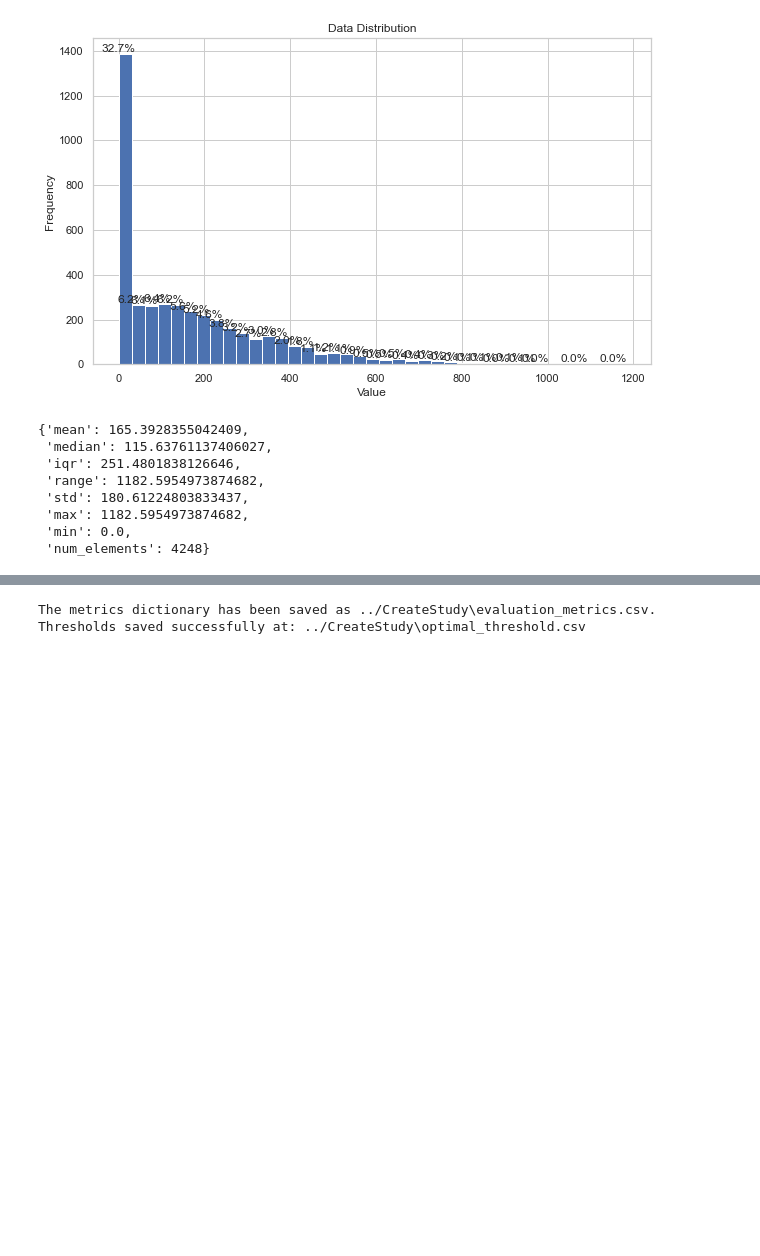
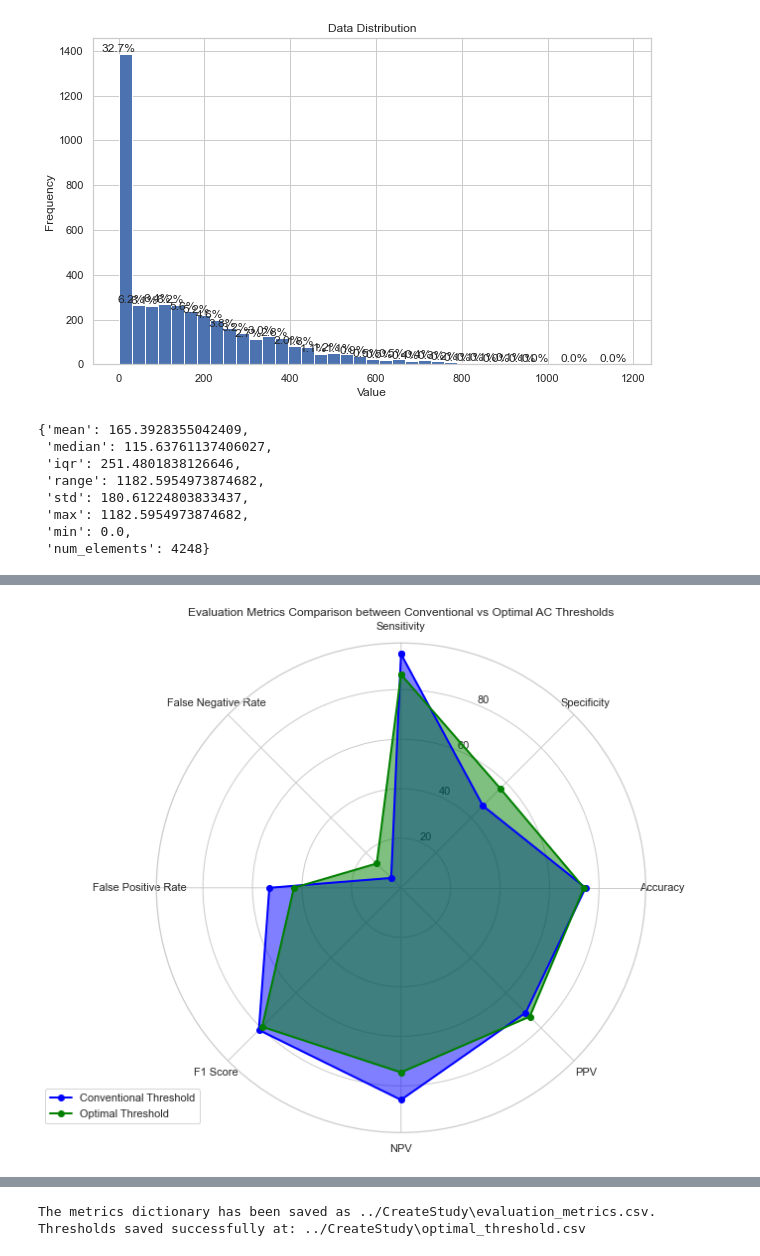
Before and after one commit to gloorli/ul-movement-tracking, a Jupyter notebook: group_analysis.ipynb, the cells around one changed output, grey strips where cells are left out. Drawn from its saved outputs; the diff is of its cells as text; code cells hidden in the pictures; blank space fills up the shorter version.

```diff
--- a/group_analysis.ipynb
+++ b/group_analysis.ipynb
@@ -184,0 +112,11 @@ metrics_bilateral_OT = get_evaluation_metrics(mask_bilateral_eval, pred_opt_bila
+# %%
+# Splitting the data for the left wrist
+X_LW = group_count_brond_LW
+y_LW = group_GT_mask_LW_1Hz
+
+# Perform k-fold cross-validation for the left wrist data
+# Optimal: Return average optimal AC threshold and average evaluation metrics
+eval_metrics_opt_LW, opt_threshold_LW = k_fold_cross_validation(X_LW, y_LW, optimal=True)
+
+# Conventional: Return conventional AC threshold and average evaluation metrics
+eval_metrics_conv_LW, conv_threshold_LW = k_fold_cross_validation(X_LW, y_LW, optimal=False)
@@ -184,0 +186,4 @@ metrics_bilateral_OT = get_evaluation_metrics(mask_bilateral_eval, pred_opt_bila
+# %%
+plot_radar_chart(eval_metrics_conv_LW, eval_metrics_opt_LW)
+# %% [output]
+[figure, added]
```
Also changed, not shown: parts of 17 cells of this notebook, 9 other files.
